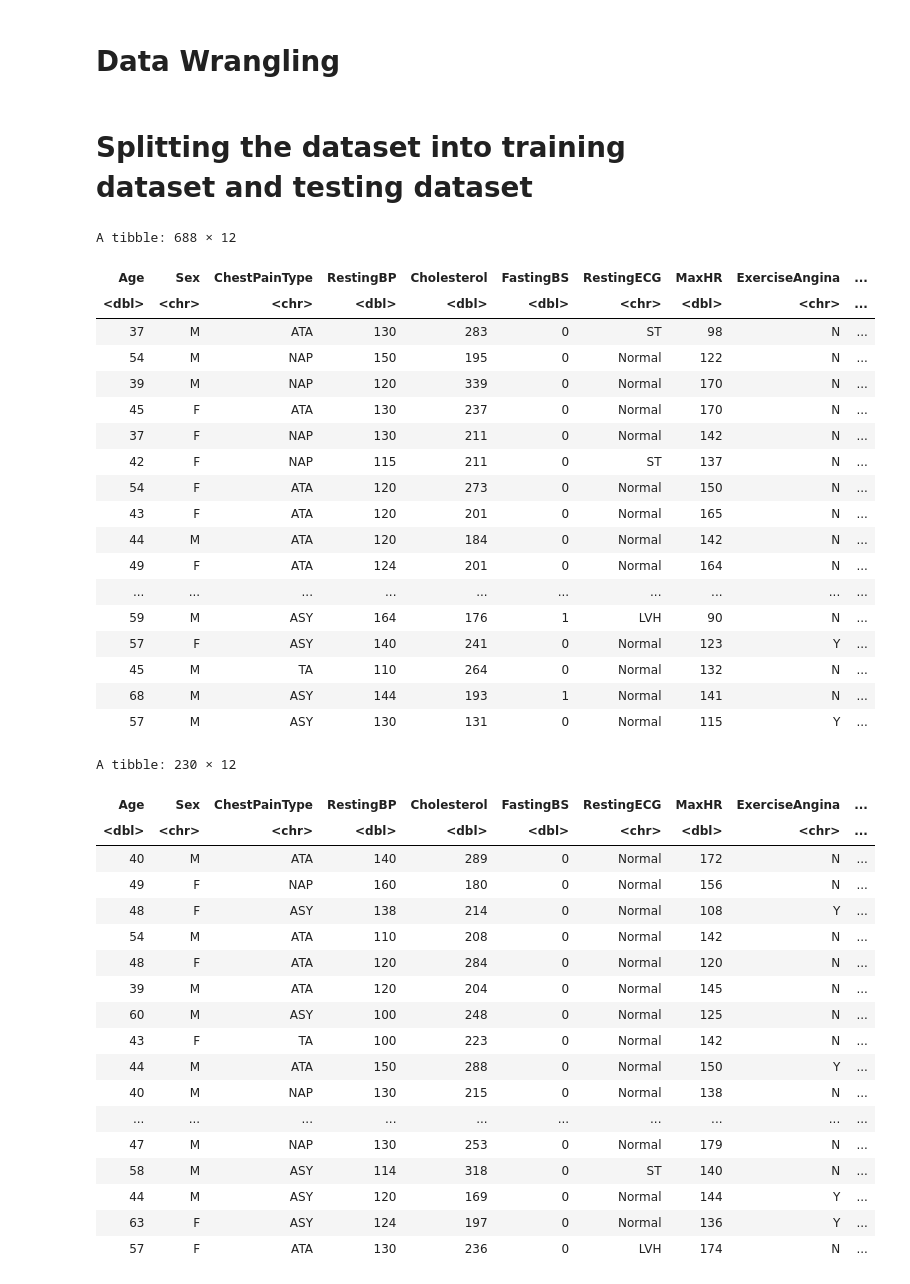
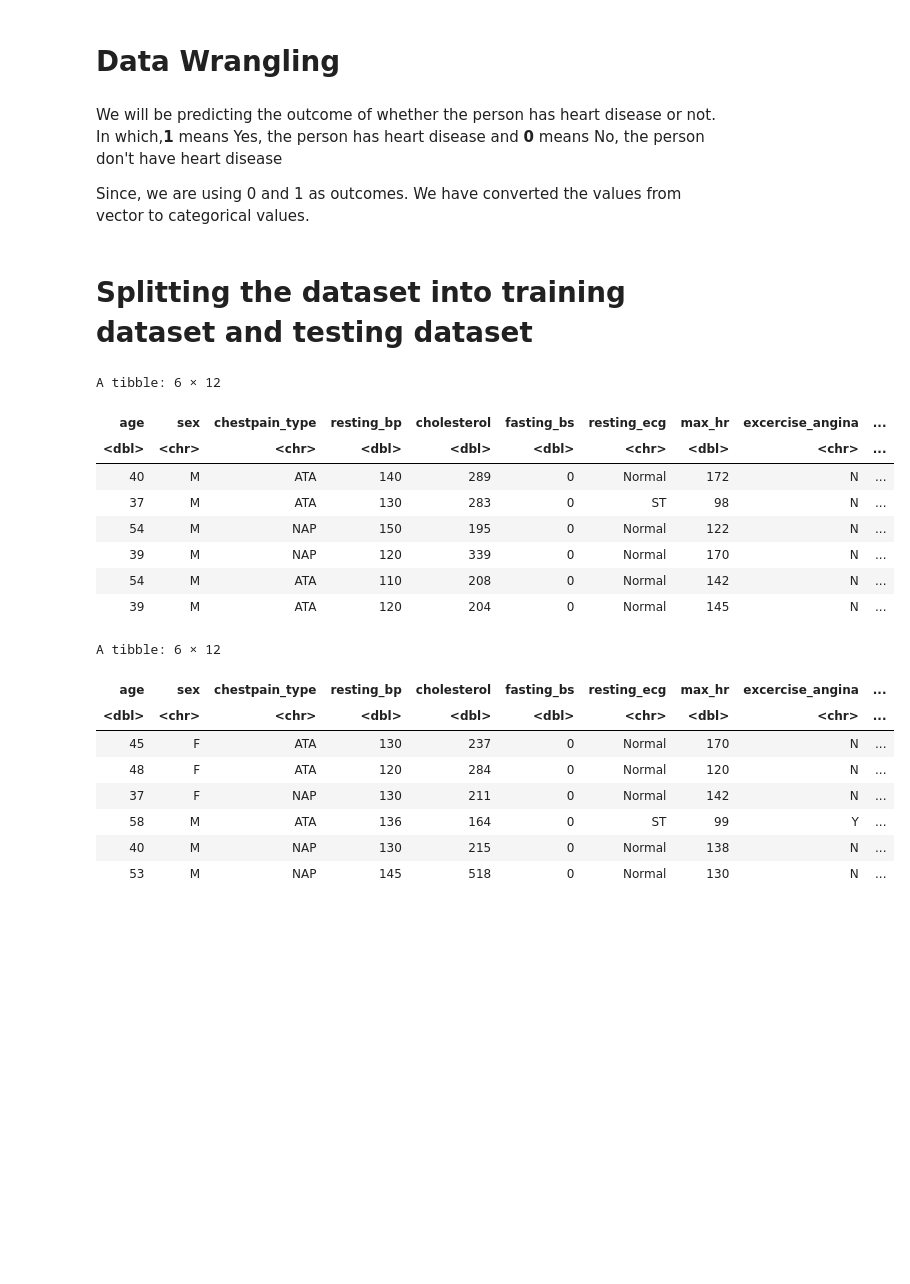
Before and after one commit to sara2815/Heart-Attack-Analysis, a Jupyter notebook: Group-43-Project.ipynb, the cells around one changed output. Drawn from its saved outputs; the diff is of its cells as text; code cells hidden in the pictures; blank space fills up the shorter version.

```diff
--- a/Group-43-Project.ipynb
+++ b/Group-43-Project.ipynb
@@ -60,50 +59,54 @@ A spec_tbl_df: 918 × 12
 # %% [markdown]
 # Data Wrangling
+# %%
+#The column names in R should be case sensitive, therefore we have renamed the column names.
+heart_data <- rename(heart_data,
+       age = Age,
+       sex = Sex,
+       chestpain_type = ChestPainType,
+       resting_bp = RestingBP,
+       cholesterol = Cholesterol,
+       fasting_bs = FastingBS,
+       resting_ecg = RestingECG,
+       max_hr = MaxHR,
+       excercise_angina = ExerciseAngina,
+       old_peak = Oldpeak,
+       st_slope = ST_Slope,
+       heart_disease = HeartDisease)
+# %% [markdown]
+We will be predicting the outcome of whether the person has heart disease or not.
+In which,**1** means Yes, the person has heart disease and **0** means No, the person don't have heart disease
+
+Since, we are using 0 and 1 as outcomes. We have converted the values from vector to categorical values.
+# %%
+heart_data <- heart_data |>
+mutate(heart_disease = as_factor(heart_disease))
 # %% [markdown]
 # Splitting the dataset into training dataset and testing dataset
 # %%
-heart_split <- initial_split(heart_data, prop = 0.75, strata = HeartDisease)
+#Here, we have splited the data into Training dataset and Testing  dataset
+heart_split <- initial_split(heart_data, prop = 0.75, strata = heart_disease)
 heart_train <- training(heart_split)
 heart_test <- testing(heart_split)
 # %%
-heart_train
-heart_test
+head(heart_train)
+head(heart_test)
 # %% [output]
-A tibble: 688 × 12
+A tibble: 6 × 12
-| Age | Sex | ChestPainType | RestingBP | Cholesterol | FastingBS | RestingECG | MaxHR | ExerciseAngina | ... |
+| age | sex | chestpain_type | resting_bp | cholesterol | fasting_bs | resting_ecg | max_hr | excercise_angina | ... |
 | <dbl> | <chr> | <chr> | <dbl> | <dbl> | <dbl> | <chr> | <dbl> | <chr> | ... |
+| 40 | M | ATA | 140 | 289 | 0 | Normal | 172 | N | ... |
 | 37 | M | ATA | 130 | 283 | 0 | ST | 98 | N | ... |
 | 54 | M | NAP | 150 | 195 | 0 | Normal | 122 | N | ... |
 | 39 | M | NAP | 120 | 339 | 0 | Normal | 170 | N | ... |
-| 45 | F | ATA | 130 | 237 | 0 | Normal | 170 | N | ... |
-| 37 | F | NAP | 130 | 211 | 0 | Normal | 142 | N | ... |
-| 42 | F | NAP | 115 | 211 | 0 | ST | 137 | N | ... |
-| 54 | F | ATA | 120 | 273 | 0 | Normal | 150 | N | ... |
-| 43 | F | ATA | 120 | 201 | 0 | Normal | 165 | N | ... |
-| 44 | M | ATA | 120 | 184 | 0 | Normal | 142 | N | ... |
-| 49 | F | ATA | 124 | 201 | 0 | Normal | 164 | N | ... |
-| ... | ... | ... | ... | ... | ... | ... | ... | ... | ... |
-| 59 | M | ASY | 164 | 176 | 1 | LVH | 90 | N | ... |
-| 57 | F | ASY | 140 | 241 | 0 | Normal | 123 | Y | ... |
-| 45 | M | TA | 110 | 264 | 0 | Normal | 132 | N | ... |
-| 68 | M | ASY | 144 | 193 | 1 | Normal | 141 | N | ... |
-| 57 | M | ASY | 130 | 131 | 0 | Normal | 115 | Y | ... |
+| 54 | M | ATA | 110 | 208 | 0 | Normal | 142 | N | ... |
+| 39 | M | ATA | 120 | 204 | 0 | Normal | 145 | N | ... |
-A tibble: 230 × 12
+A tibble: 6 × 12
-| Age | Sex | ChestPainType | RestingBP | Cholesterol | FastingBS | RestingECG | MaxHR | ExerciseAngina | ... |
+| age | sex | chestpain_type | resting_bp | cholesterol | fasting_bs | resting_ecg | max_hr | excercise_angina | ... |
 | <dbl> | <chr> | <chr> | <dbl> | <dbl> | <dbl> | <chr> | <dbl> | <chr> | ... |
-| 40 | M | ATA | 140 | 289 | 0 | Normal | 172 | N | ... |
-| 49 | F | NAP | 160 | 180 | 0 | Normal | 156 | N | ... |
-| 48 | F | ASY | 138 | 214 | 0 | Normal | 108 | Y | ... |
-| 54 | M | ATA | 110 | 208 | 0 | Normal | 142 | N | ... |
+| 45 | F | ATA | 130 | 237 | 0 | Normal | 170 | N | ... |
 | 48 | F | ATA | 120 | 284 | 0 | Normal | 120 | N | ... |
-| 39 | M | ATA | 120 | 204 | 0 | Normal | 145 | N | ... |
-| 60 | M | ASY | 100 | 248 | 0 | Normal | 125 | N | ... |
-| 43 | F | TA | 100 | 223 | 0 | Normal | 142 | N | ... |
-| 44 | M | ATA | 150 | 288 | 0 | Normal | 150 | Y | ... |
+| 37 | F | NAP | 130 | 211 | 0 | Normal | 142 | N | ... |
+| 58 | M | ATA | 136 | 164 | 0 | ST | 99 | Y | ... |
 | 40 | M | NAP | 130 | 215 | 0 | Normal | 138 | N | ... |
-| ... | ... | ... | ... | ... | ... | ... | ... | ... | ... |
-| 47 | M | NAP | 130 | 253 | 0 | Normal | 179 | N | ... |
-| 58 | M | ASY | 114 | 318 | 0 | ST | 140 | N | ... |
-| 44 | M | ASY | 120 | 169 | 0 | Normal | 144 | Y | ... |
-| 63 | F | ASY | 124 | 197 | 0 | Normal | 136 | Y | ... |
-| 57 | F | ATA | 130 | 236 | 0 | LVH | 174 | N | ... |
+| 53 | M | NAP | 145 | 518 | 0 | Normal | 130 | N | ... |
```
Also changed, not shown: parts of 5 cells of this notebook.
